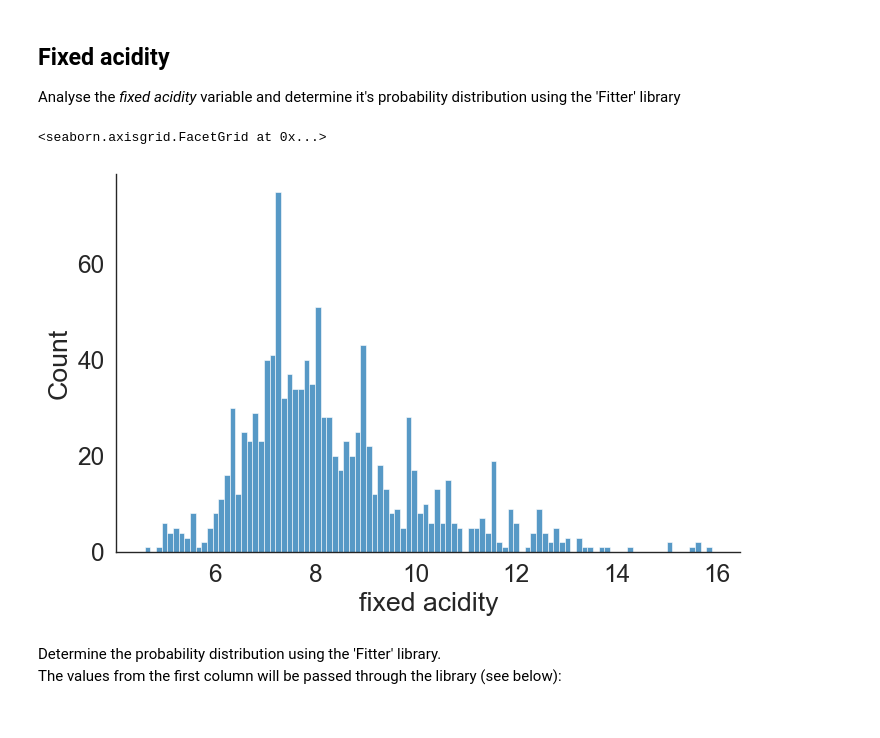
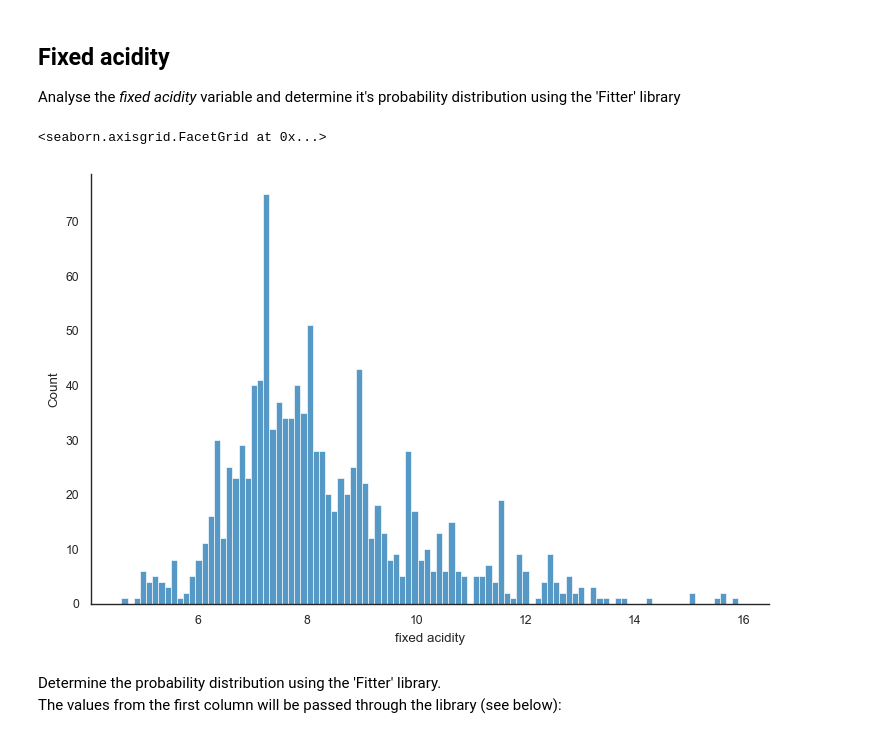
Before and after one commit to fabiofabrizi/PfDA_Project, a Jupyter notebook: PfDA_Project_Notebook.ipynb, the cells around one changed output. Saved outputs shown, nothing was run; the diff lists cells and outputs as text; code cells hidden in the pictures.

```diff
--- a/PfDA_Project_Notebook.ipynb
+++ b/PfDA_Project_Notebook.ipynb
@@ -257,11 +270,11 @@ Analyse the *fixed acidity* variable and determine it's probability distribution
 # %%
 # Plot histograms of the data
 sns.set_style('white')
-sns.set_context("paper", font_scale=2)
+sns.set_context("paper", font_scale=1)
 sns.displot(data=df, x="fixed acidity", kind="hist", bins=100, aspect=1.5)
 # %% [output]
 <seaborn.axisgrid.FacetGrid at 0x...>
-[figure, old version]
+[figure, new version]
 # %% [markdown]
 Determine the probability distribution using the 'Fitter' library.<br>
 The values from the first column will be passed through the library (see below):
```
Also changed, not shown: parts of 27 cells of this notebook.
